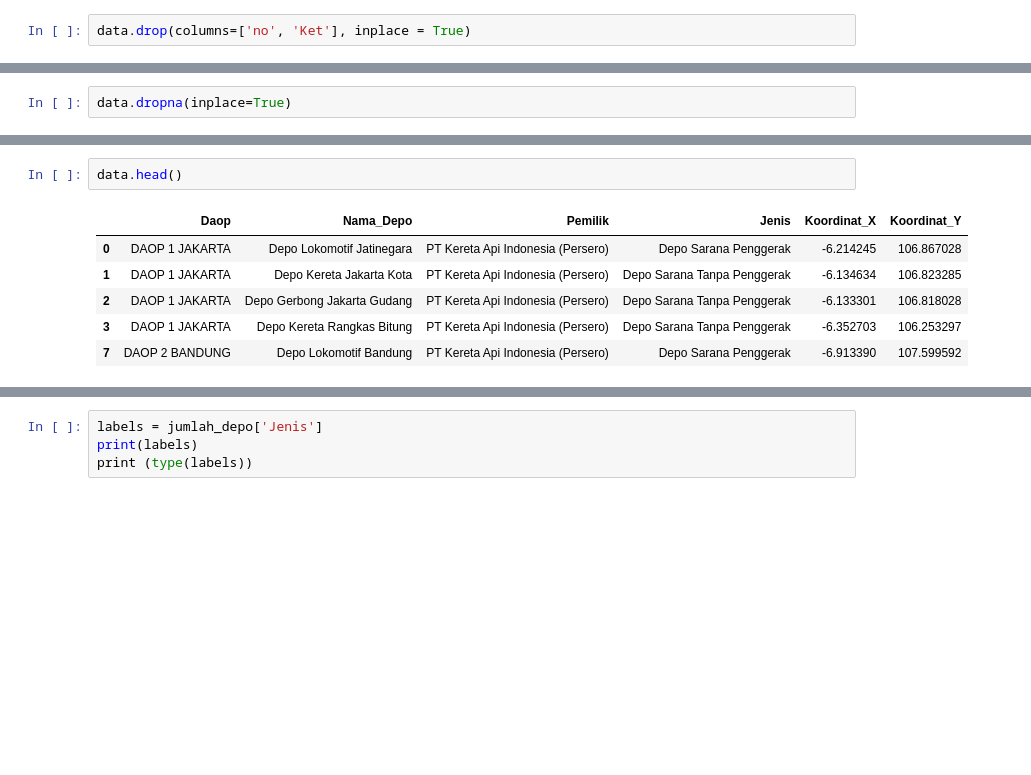
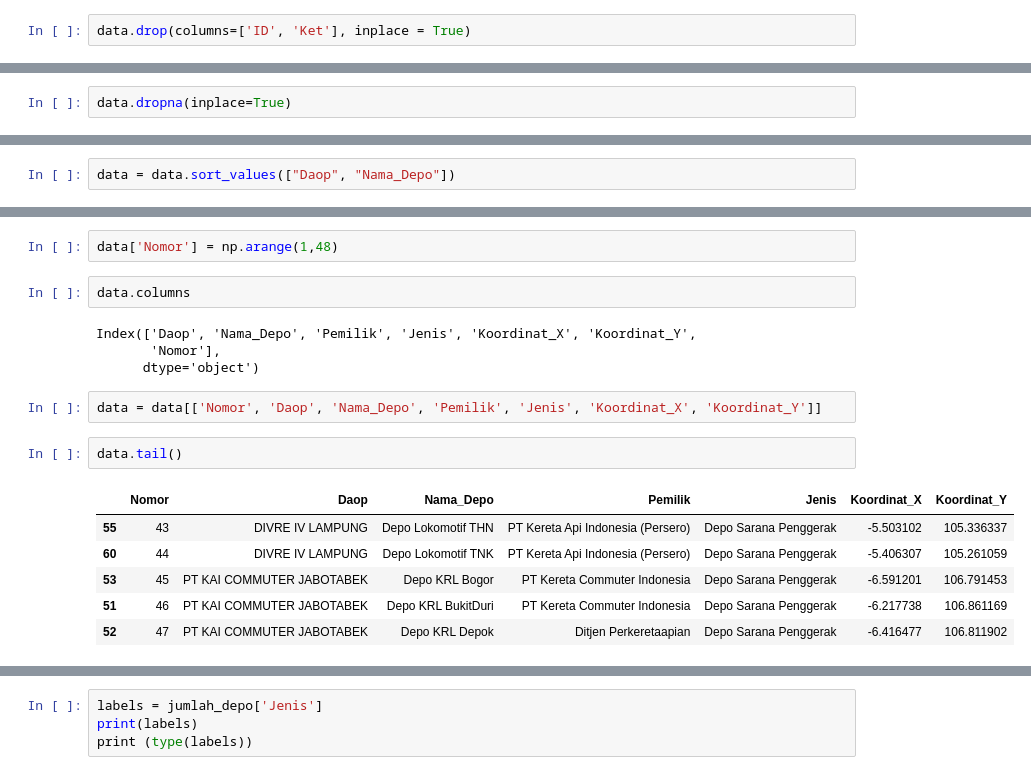
Before and after one commit to cktheone/DQLab, a Jupyter notebook: Latihan/depo.ipynb, the cells around one changed output, grey strips where cells are left out. Cells and saved outputs as stored; diff of their text form; blank space fills up the shorter version.

```diff
--- a/Latihan/depo.ipynb
+++ b/Latihan/depo.ipynb
@@ -13,5 +73,5 @@ data.head()
 # %%
-data.drop(columns=['no', 'Ket'], inplace = True)
+data.drop(columns=['ID', 'Ket'], inplace = True)
 # %%
 data.head()
 # %% [output]
@@ -58,0 +119,2 @@ data.shape
+# %%
+data = data.sort_values(["Daop", "Nama_Depo"])
@@ -59,12 +137,22 @@ data.shape
+# %%
+data['Nomor'] = np.arange(1,48)
+# %%
+data.columns
+# %% [output]
+Index(['Daop', 'Nama_Depo', 'Pemilik', 'Jenis', 'Koordinat_X', 'Koordinat_Y',
+       'Nomor'],
+      dtype='object')
+# %%
+data = data[['Nomor', 'Daop', 'Nama_Depo', 'Pemilik', 'Jenis', 'Koordinat_X', 'Koordinat_Y']]
 # %%
-data.head()
+data.tail()
 # %% [output]
-|  | Daop | Nama_Depo | Pemilik | Jenis | Koordinat_X | Koordinat_Y |
-| 0 | DAOP 1 JAKARTA | Depo Lokomotif Jatinegara | PT Kereta Api Indonesia (Persero) | Depo Sarana Penggerak | -6.214245 | 106.867028 |
-| 1 | DAOP 1 JAKARTA | Depo Kereta Jakarta Kota | PT Kereta Api Indonesia (Persero) | Depo Sarana Tanpa Penggerak | -6.134634 | 106.823285 |
-| 2 | DAOP 1 JAKARTA | Depo Gerbong Jakarta Gudang | PT Kereta Api Indonesia (Persero) | Depo Sarana Tanpa Penggerak | -6.133301 | 106.818028 |
-| 3 | DAOP 1 JAKARTA | Depo Kereta Rangkas Bitung | PT Kereta Api Indonesia (Persero) | Depo Sarana Tanpa Penggerak | -6.352703 | 106.253297 |
-| 7 | DAOP 2 BANDUNG | Depo Lokomotif Bandung | PT Kereta Api Indonesia (Persero) | Depo Sarana Penggerak | -6.913390 | 107.599592 |
+|  | Nomor | Daop | Nama_Depo | Pemilik | Jenis | Koordinat_X | Koordinat_Y |
+| 55 | 43 | DIVRE IV LAMPUNG | Depo Lokomotif THN | PT Kereta Api Indonesia (Persero) | Depo Sarana Penggerak | -5.503102 | 105.336337 |
+| 60 | 44 | DIVRE IV LAMPUNG | Depo Lokomotif TNK | PT Kereta Api Indonesia (Persero) | Depo Sarana Penggerak | -5.406307 | 105.261059 |
+| 53 | 45 | PT KAI COMMUTER JABOTABEK | Depo KRL Bogor | PT Kereta Commuter Indonesia | Depo Sarana Penggerak | -6.591201 | 106.791453 |
+| 51 | 46 | PT KAI COMMUTER JABOTABEK | Depo KRL BukitDuri | PT Kereta Commuter Indonesia | Depo Sarana Penggerak | -6.217738 | 106.861169 |
+| 52 | 47 | PT KAI COMMUTER JABOTABEK | Depo KRL Depok | Ditjen Perkeretaapian | Depo Sarana Penggerak | -6.416477 | 106.811902 |
 # %%
 jumlah_depo = data.groupby(['Jenis'])['Nama_Depo'].count().reset_index()
 print(jumlah_depo)
```
Also changed, not shown: parts of 21 cells of this notebook, 21 other files.
